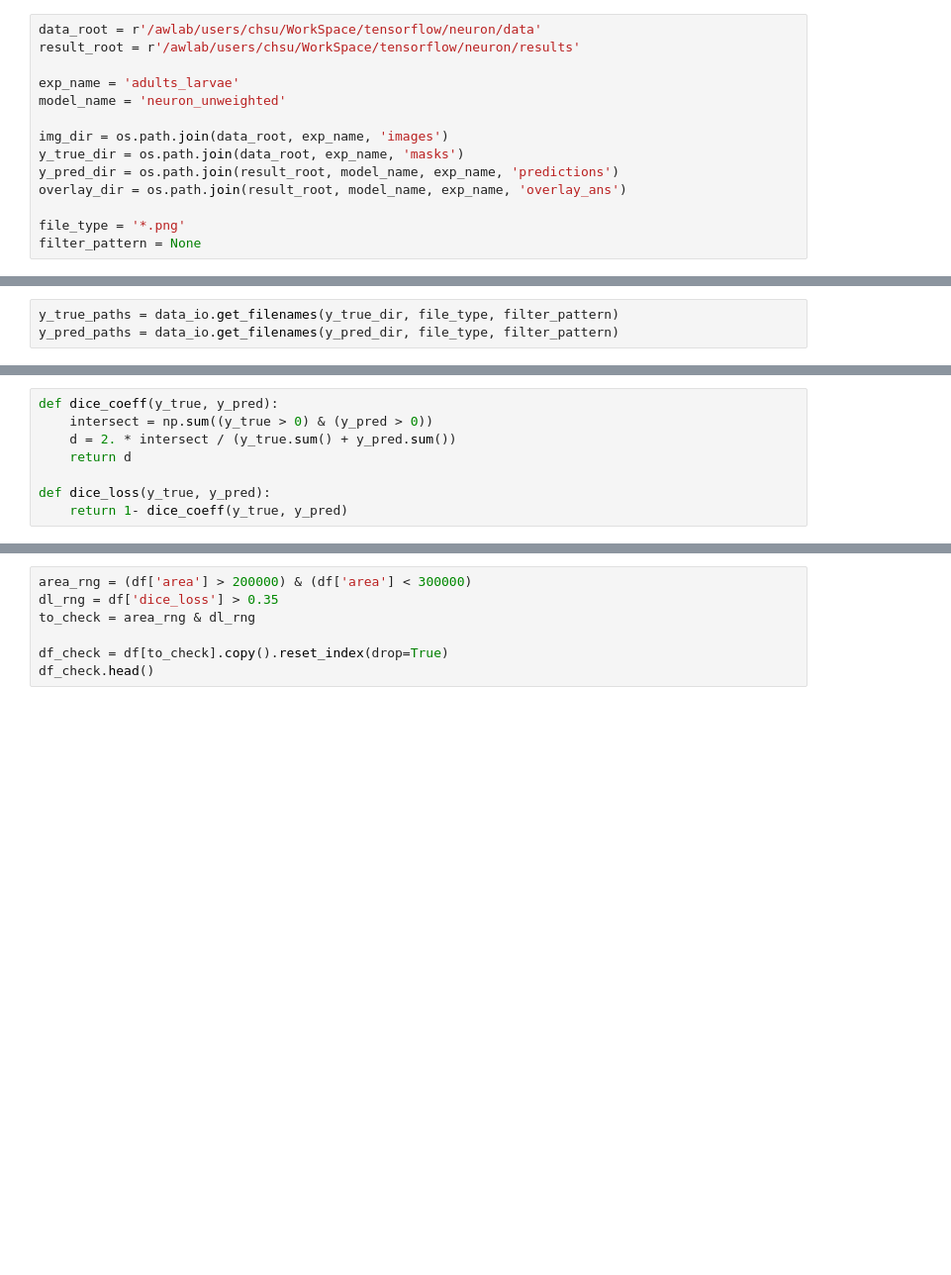
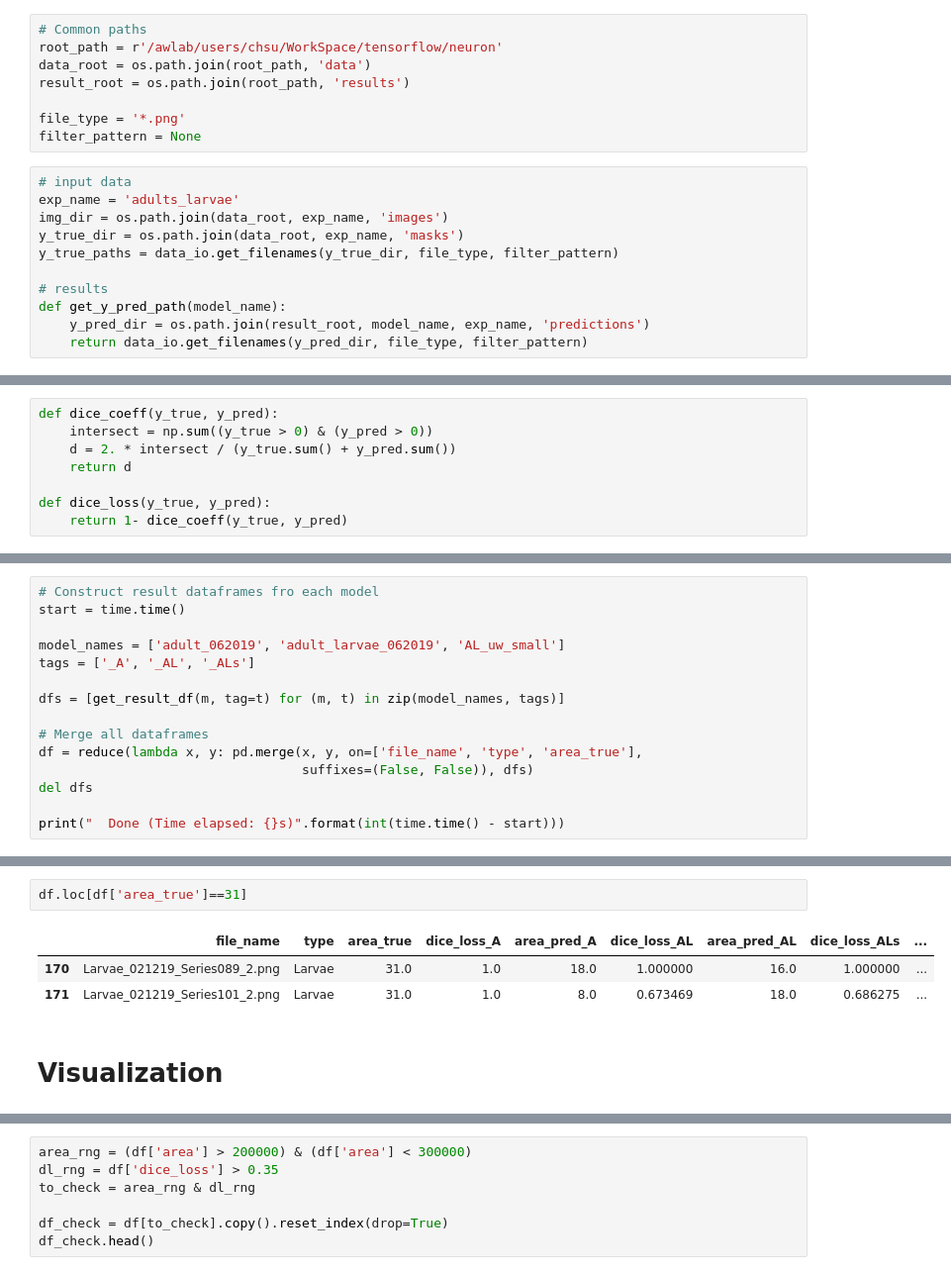
Before and after one commit to chienhsiang/tensorflow, a Jupyter notebook: neuron/code/jupyter_notebooks/results_analysis.ipynb, the cells around one changed output, grey strips where cells are left out. Shown at 99% size. Drawn from its saved outputs; the diff is of its cells as text; blank space fills up the shorter version.

Commit message:
Organized results_analysis.ipynb

```diff
--- a/neuron/code/jupyter_notebooks/results_analysis.ipynb
+++ b/neuron/code/jupyter_notebooks/results_analysis.ipynb
@@ -9,17 +10,22 @@ import cv2
 import matplotlib.pyplot as plt
 
 import data_io
+# %%
+# Common paths
+root_path = r'/awlab/users/chsu/WorkSpace/tensorflow/neuron'
+data_root = os.path.join(root_path, 'data')
+result_root = os.path.join(root_path, 'results')
+
+file_type = '*.png'
+filter_pattern = None
 # %%
-data_root = r'/awlab/users/chsu/WorkSpace/tensorflow/neuron/data'
-result_root = r'/awlab/users/chsu/WorkSpace/tensorflow/neuron/results'
-
+# input data
 exp_name = 'adults_larvae'
-model_name = 'neuron_unweighted'
-
 img_dir = os.path.join(data_root, exp_name, 'images')
 y_true_dir = os.path.join(data_root, exp_name, 'masks')
-y_pred_dir = os.path.join(result_root, model_name, exp_name, 'predictions')
-overlay_dir = os.path.join(result_root, model_name, exp_name, 'overlay_ans')
+y_true_paths = data_io.get_filenames(y_true_dir, file_type, filter_pattern)
 
-file_type = '*.png'
-filter_pattern = None
+# results
+def get_y_pred_path(model_name):
+    y_pred_dir = os.path.join(result_root, model_name, exp_name, 'predictions')
+    return data_io.get_filenames(y_pred_dir, file_type, filter_pattern)
@@ -28,3 +31,0 @@ filter_pattern = None
-# %%
-y_true_paths = data_io.get_filenames(y_true_dir, file_type, filter_pattern)
-y_pred_paths = data_io.get_filenames(y_pred_dir, file_type, filter_pattern)
@@ -99,0 +111,15 @@ df.head()
+# %%
+# Construct result dataframes fro each model
+start = time.time()
+
+model_names = ['adult_062019', 'adult_larvae_062019', 'AL_uw_small']
+tags = ['_A', '_AL', '_ALs']
+
+dfs = [get_result_df(m, tag=t) for (m, t) in zip(model_names, tags)]
+
+# Merge all dataframes
+df = reduce(lambda x, y: pd.merge(x, y, on=['file_name', 'type', 'area_true'],
+                                  suffixes=(False, False)), dfs)
+del dfs
+
+print("  Done (Time elapsed: {}s)".format(int(time.time() - start)))
@@ -100,3 +140,11 @@ df.head()
+# %%
+df.loc[df['area_true']==31]
+# %% [output]
+|  | file_name | type | area_true | dice_loss_A | area_pred_A | dice_loss_AL | area_pred_AL | dice_loss_ALs | ... |
+| 170 | Larvae_021219_Series089_2.png | Larvae | 31.0 | 1.0 | 18.0 | 1.000000 | 16.0 | 1.000000 | ... |
+| 171 | Larvae_021219_Series101_2.png | Larvae | 31.0 | 1.0 | 8.0 | 0.673469 | 18.0 | 0.686275 | ... |
+# %% [markdown]
+# Visualization
 # %%
 %matplotlib notebook
 
```
Also changed, not shown: parts of 10 cells of this notebook, 4 other files.
